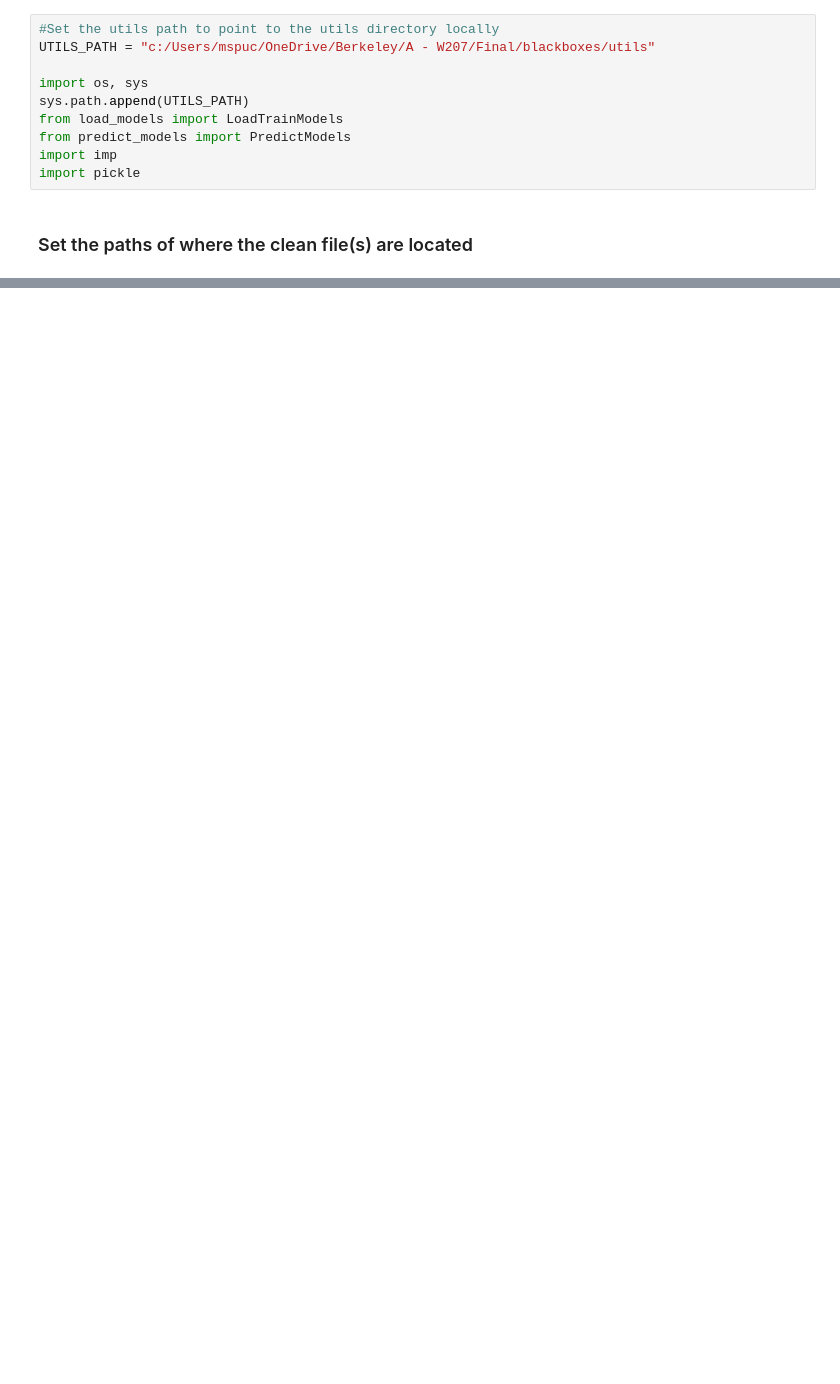
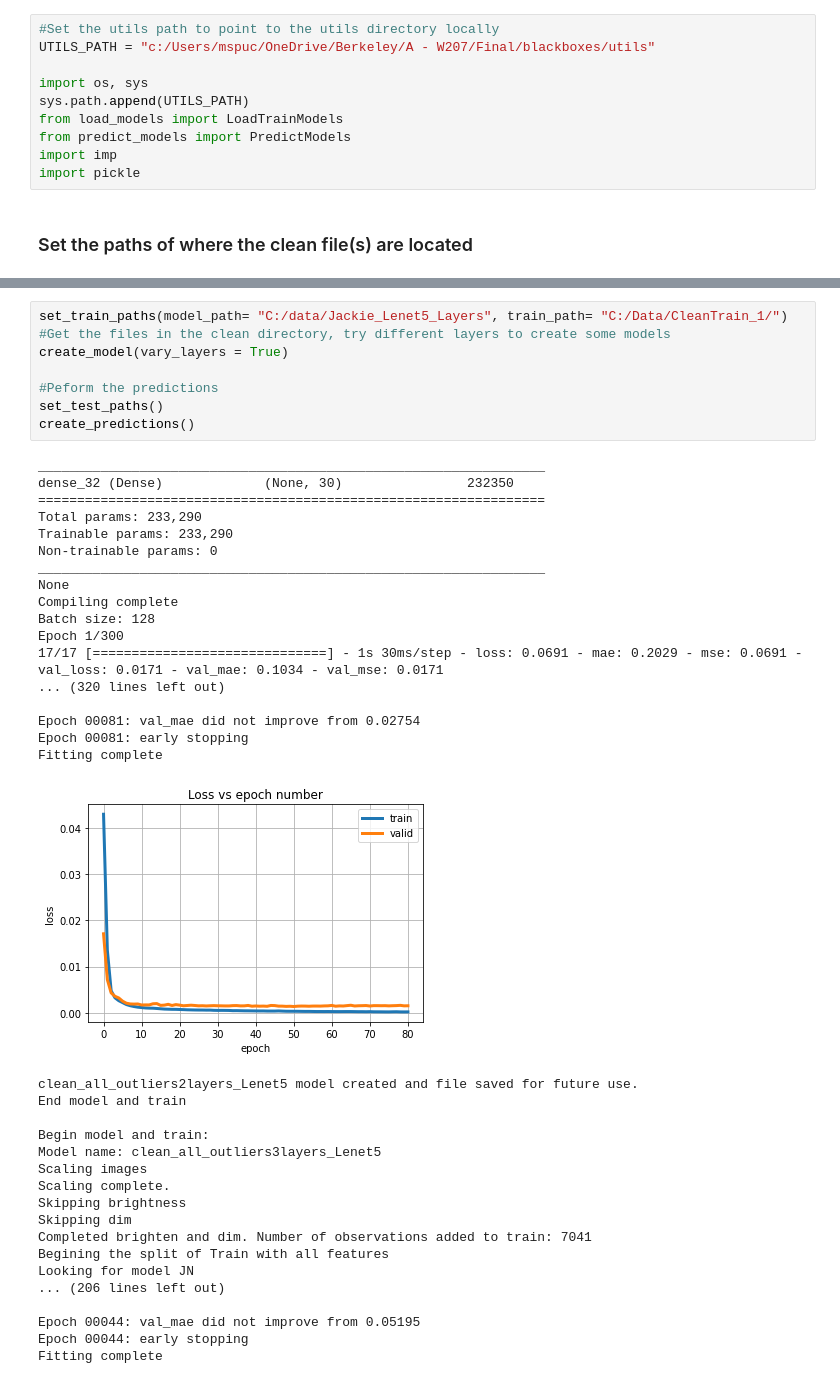
Before and after one commit to jcweaver/blackboxes, a Jupyter notebook: models/Lenet5_Model.ipynb, the cells around one changed output, grey strips where cells are left out. Drawn from its saved outputs; the diff is of its cells as text; blank space fills up the shorter version.

```diff
--- a/models/Lenet5_Model.ipynb
+++ b/models/Lenet5_Model.ipynb
@@ -176,0 +332,44 @@ End model and train
+# %%
+set_train_paths(model_path= "C:/data/Jackie_Lenet5_Layers", train_path= "C:/Data/CleanTrain_1/")
+#Get the files in the clean directory, try different layers to create some models
+create_model(vary_layers = True)
+
+#Peform the predictions
+set_test_paths()
+create_predictions()
+# %% [output]
+_________________________________________________________________
+dense_32 (Dense)             (None, 30)                232350
+=================================================================
+Total params: 233,290
+Trainable params: 233,290
+Non-trainable params: 0
+_________________________________________________________________
+None
+Compiling complete
+Batch size: 128
+Epoch 1/300
+17/17 [==============================] - 1s 30ms/step - loss: 0.0691 - mae: 0.2029 - mse: 0.0691 - val_loss: 0.0171 - val_mae: 0.1034 - val_mse: 0.0171
+... (320 lines left out)
+
+Epoch 00081: val_mae did not improve from 0.02754
+Epoch 00081: early stopping
+Fitting complete
+[figure, added]
+clean_all_outliers2layers_Lenet5 model created and file saved for future use.
+End model and train
+
+Begin model and train:
+Model name: clean_all_outliers3layers_Lenet5
+Scaling images
+Scaling complete.
+Skipping brightness
+Skipping dim
+Completed brighten and dim. Number of observations added to train: 7041
+Begining the split of Train with all features
+Looking for model JN
+... (206 lines left out)
+
+Epoch 00044: val_mae did not improve from 0.05195
+Epoch 00044: early stopping
+Fitting complete
```
Also changed, not shown: parts of 24 cells of this notebook.
